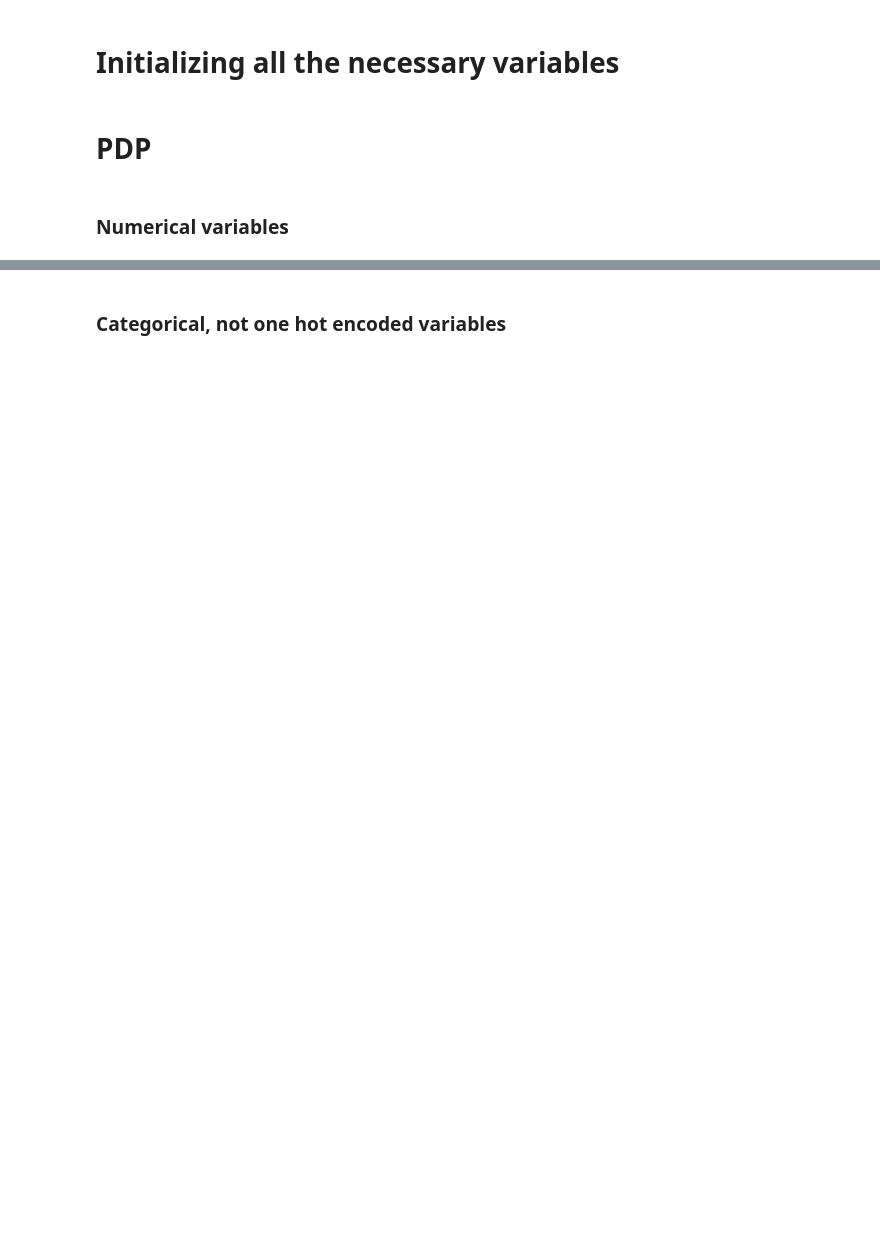
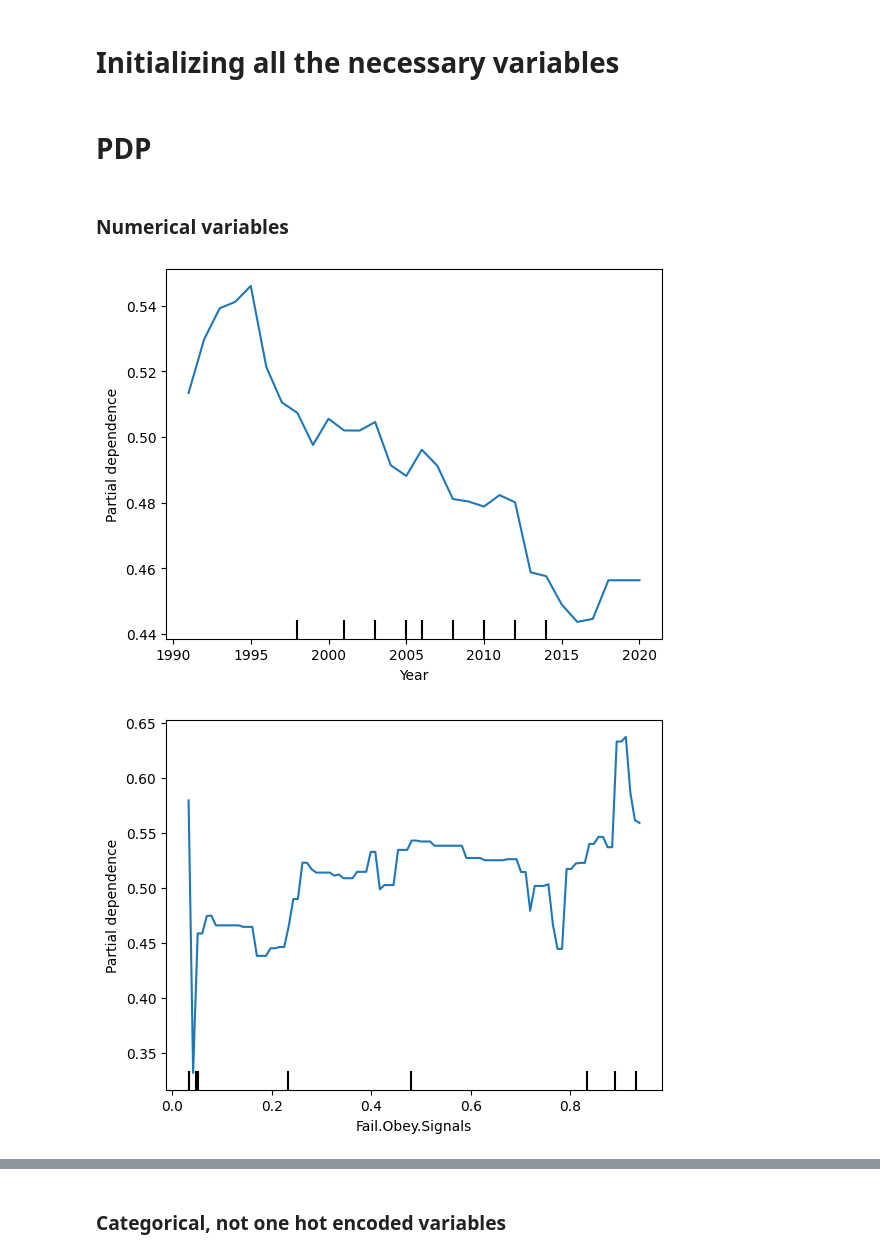
Before and after one commit to stlbnmaria/project-fairness-interpretability, a Jupyter notebook: notebooks/explanation/global_post_hoc.ipynb, the cells around one changed output, grey strips where cells are left out. Saved outputs shown, nothing was run; the diff lists cells and outputs as text; code cells hidden in the pictures; blank space fills up the shorter version.

```diff
--- a/notebooks/explanation/global_post_hoc.ipynb
+++ b/notebooks/explanation/global_post_hoc.ipynb
@@ -20,8 +20,9 @@ warnings.filterwarnings("ignore")
 # %% [markdown]
 # Initializing all the necessary variables
 # %%
-IN_PATH = Path("../../data") / "data.csv"
+IN_PATH = Path("../../data") / "data_plain.csv"
 MODEL_PATH = Path("../../models") / "XGB.pkl"
+NUM_COLS = [["Year"], ["Fail.Obey.Signals"], ["Speeding"], ["Obey.Police.Doc.Light"]]
 # %%
 data = pd.read_csv(IN_PATH)
 model = load_pickle(MODEL_PATH)
@@ -46,11 +47,15 @@ ohe_results = ohe_filter(non_underscore_cols, underscore_cols)
 non_ohe = ohe_results[0]
 ohe = ohe_results[1]
 prefix_ohe = ohe_results[2]
-numerical = [["Year"]]
-non_ohe.remove(["Year"])
+for col in NUM_COLS:
+    non_ohe.remove(col)
 # %% [markdown]
 # PDP
 # %% [markdown]
 ### Numerical variables
 # %%
-PartialDependenceDisplay.from_estimator(model, X_test, features=numerical[0])
+for col in NUM_COLS:
+    PartialDependenceDisplay.from_estimator(model, X_test, features=col)
+# %% [output]
+[figure, added]
+[figure, added]
```
Also changed, not shown: parts of 14 cells of this notebook.
